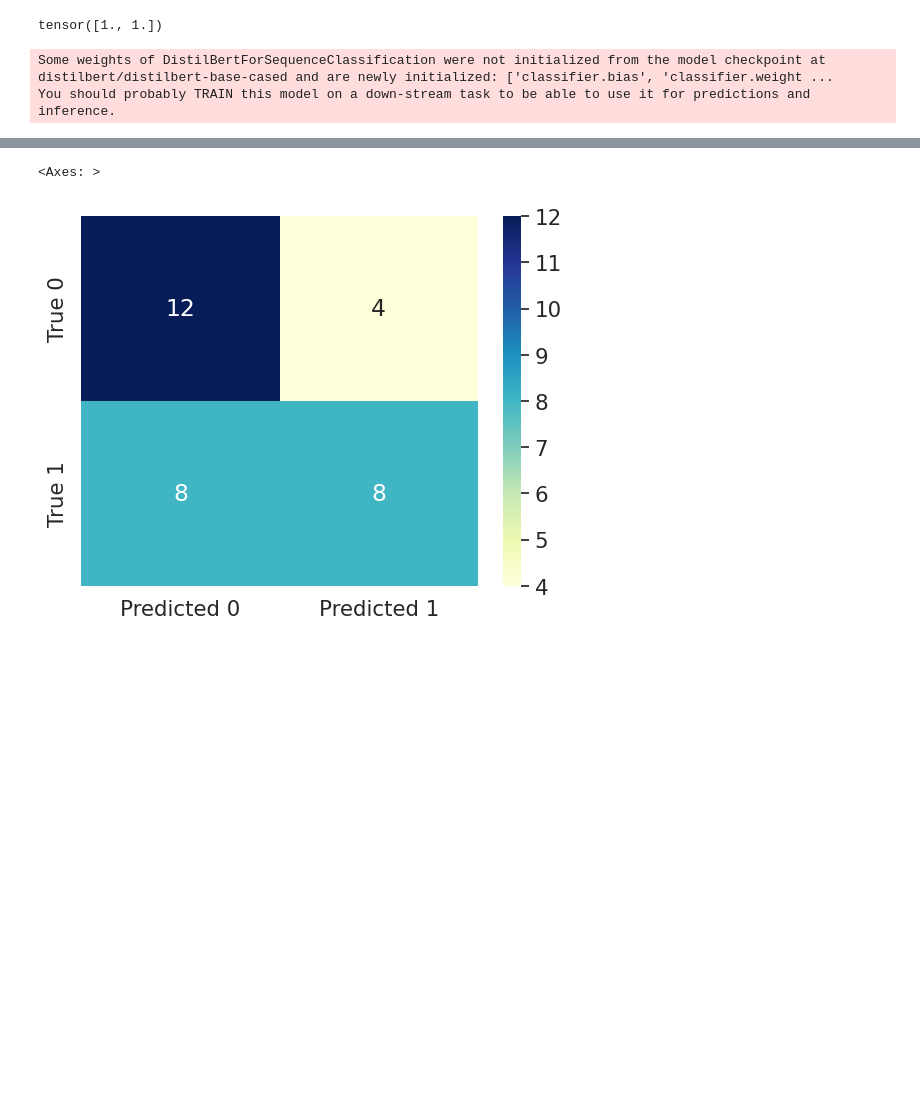
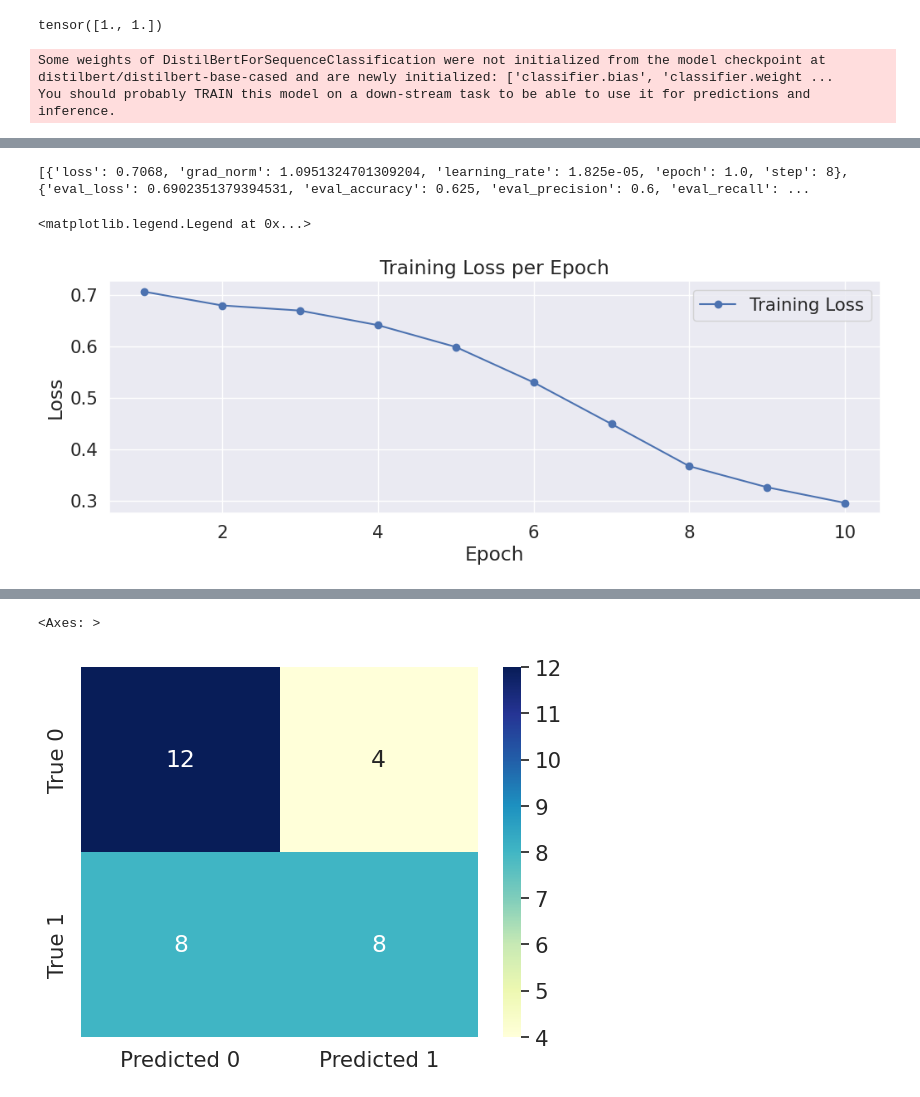
Before and after one commit to Saputoa21/Applied_ML_Spoiler_Detection_Group_Project_2025, a Jupyter notebook: Copy_of_Transformers.ipynb, the cells around one changed output, grey strips where cells are left out. Drawn from its saved outputs; the diff is of its cells as text; code cells hidden in the pictures; blank space fills up the shorter version.

```diff
--- a/Copy_of_Transformers.ipynb
+++ b/Copy_of_Transformers.ipynb
@@ -698 +704,32 @@ TrainOutput(global_step=80, training_loss=0.5264985114336014, metrics={'train_ru
+# %%
+#storing tranining values for illustration
+train_history = trainer.state.log_history
+
+epochs = []
+train_losses = []
+
+for entry in train_history:
+    if 'epoch' in entry and 'loss' in entry:
+        epochs.append(entry['epoch'])
+        train_losses.append(entry['loss'])
+# %%
+print(train_history)
+# %% [output]
+[{'loss': 0.7068, 'grad_norm': 1.0951324701309204, 'learning_rate': 1.825e-05, 'epoch': 1.0, 'step': 8}, {'eval_loss': 0.6902351379394531, 'eval_accuracy': 0.625, 'eval_precision': 0.6, 'eval_recall': ...
+# %%
+import matplotlib.pyplot as plt
+
+plt.figure(figsize=(12, 8))
+
+# Loss Plot
+plt.subplot(2, 1, 1)
+plt.plot(epochs, train_losses, marker='o', label='Training Loss')
+plt.xlabel('Epoch')
+plt.ylabel('Loss')
+plt.title('Training Loss per Epoch')
+plt.grid(True)
+plt.legend()
+# %% [output]
+<matplotlib.legend.Legend at 0x...>
+[figure, added]
 # %%
```
Also changed, not shown: parts of 7 cells of this notebook.
